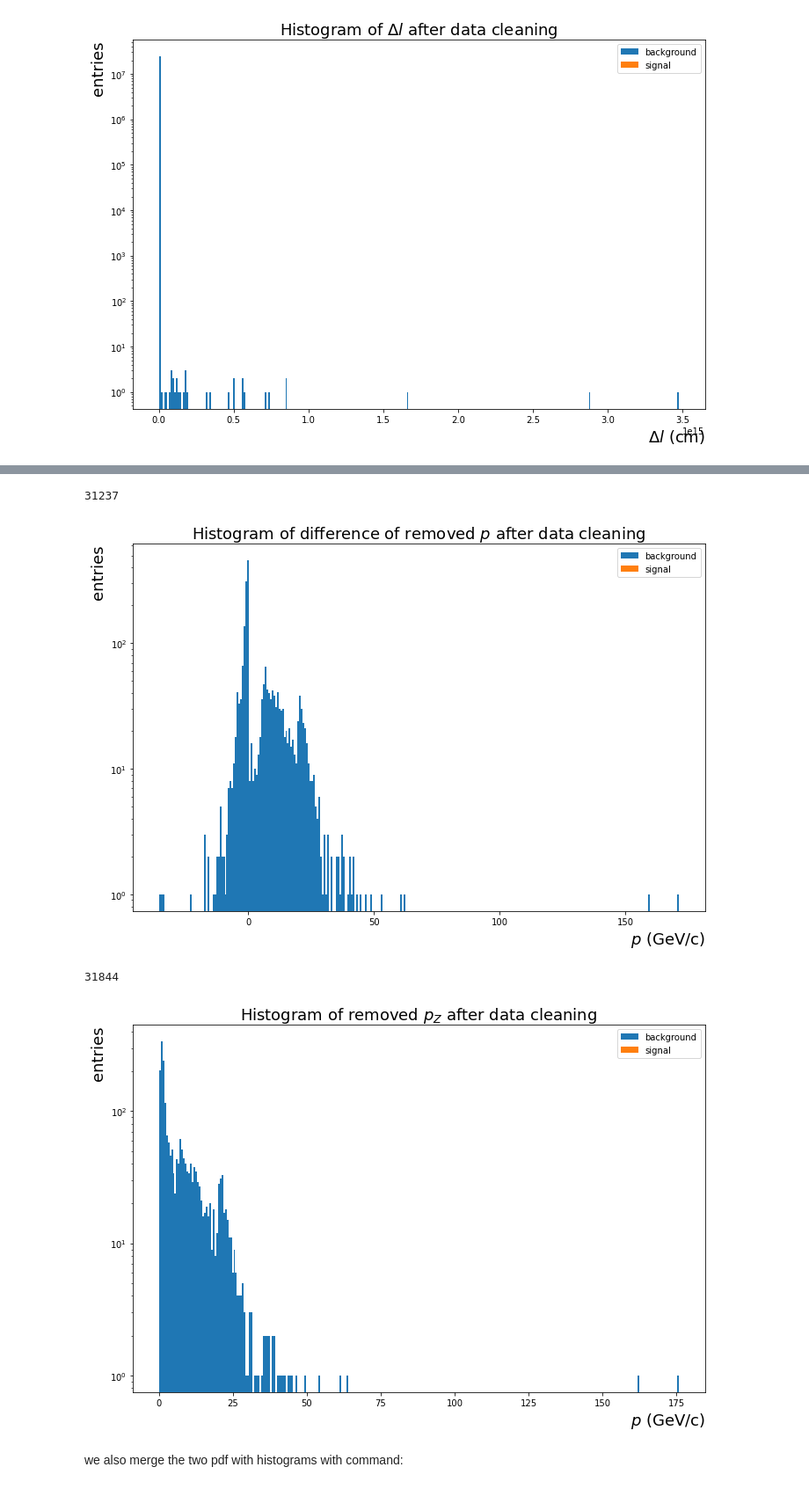
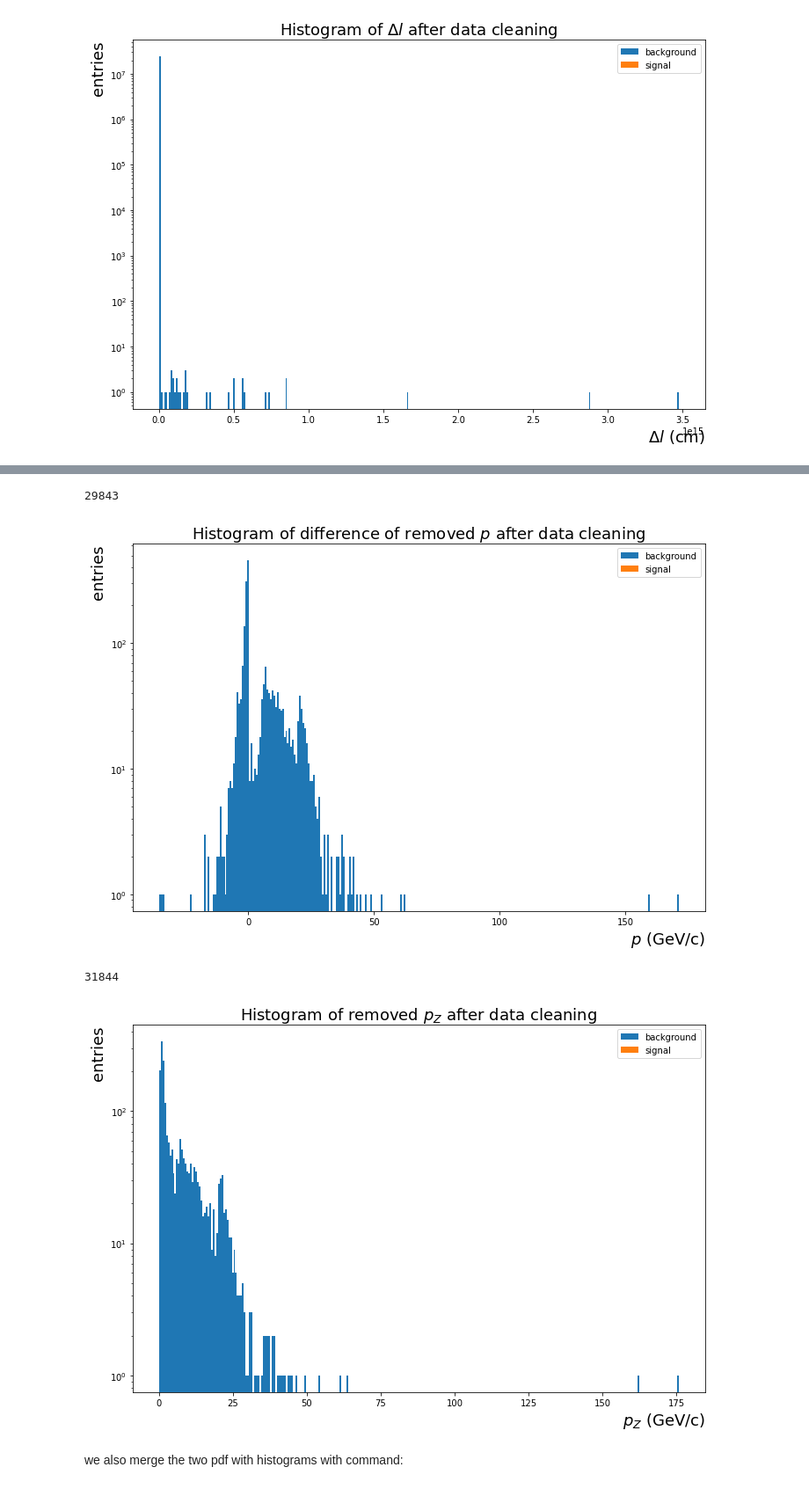
Before and after one commit to julnow/JupyterNotebooks, a Jupyter notebook: kaon_correlations_p1.ipynb, the cells around one changed output, grey strips where cells are left out. Shown at 88% size. Saved outputs shown, nothing was run; the diff lists cells and outputs as text; code cells hidden in the pictures.

```diff
--- a/kaon_correlations_p1.ipynb
+++ b/kaon_correlations_p1.ipynb
@@ -450,7 +450,7 @@ gc.collect()
 is_good_bckgr_mom = (bckgr['pz'] > pzLowerCut) & (bckgr['p']<pUpperCut) & (bckgr['pT']<ptUpperCut)
 is_good_sign_mom = (sign['pz'] > pzLowerCut) & (sign['p']<pUpperCut) & (sign['pT']<ptUpperCut)
 fig, ax = plt.subplots(figsize=(10,7))
-name = 'diff_pz'
+name = 'diff_p'
 xName = r'$p$ (GeV/c)'
 plt.title('Histogram of difference of removed $p$ after data cleaning', fontsize=18)
 plt.xlabel(xName, fontsize=18, loc='right')
@@ -466,31 +466,31 @@ except ValueError:
     print('couldn\'t draw histogram (nan) for ' + name)
 gc.collect()
 # %% [output]
-31237
+29843
 [figure]
 # %%
 #difference between p before and after cut
 is_good_bckgr_mom = (bckgr['pz'] > pzLowerCut) & (bckgr['p']<pUpperCut) & (bckgr['pT']<ptUpperCut)
 is_good_sign_mom = (sign['pz'] > pzLowerCut) & (sign['p']<pUpperCut) & (sign['pT']<ptUpperCut)
 fig, ax = plt.subplots(figsize=(10,7))
-name = 'diff_p'
-xName = r'$p$ (GeV/c)'
+name = 'diff_pz'
+xName = r'$p_Z$ (GeV/c)'
 plt.title('Histogram of removed $p_Z$ after data cleaning', fontsize=18)
 plt.xlabel(xName, fontsize=18, loc='right')
 plt.ylabel("entries", fontsize=18, loc='top')
 plt.yscale('log')
 try:
     plt.hist(bckgr[~is_good_bckgr_mom]['p'], bins =300, label='background')
     plt.hist(sign[~is_good_sign_mom]['p'], bins=100, label='signal')
     plt.legend(loc='upper right')
     fig.tight_layout()
     fig.savefig(directory+"img/histograms/after_cleaning/"+ name + ".png")
 except ValueError:
     print('couldn\'t draw histogram (nan) for ' + name)
 gc.collect()
 # %% [output]
 31844
-[figure, old version]
+[figure, new version]
 # %% [markdown]
 we also merge the two pdf with histograms with command:
 # %% [raw]
```
Also changed, not shown: parts of 1 cell of this notebook, 3 other files.
